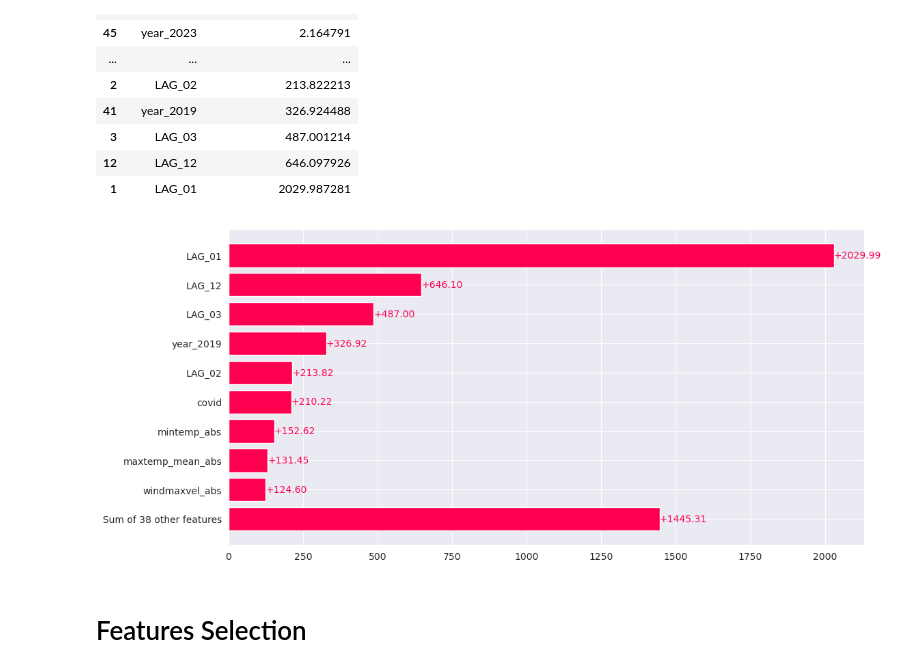
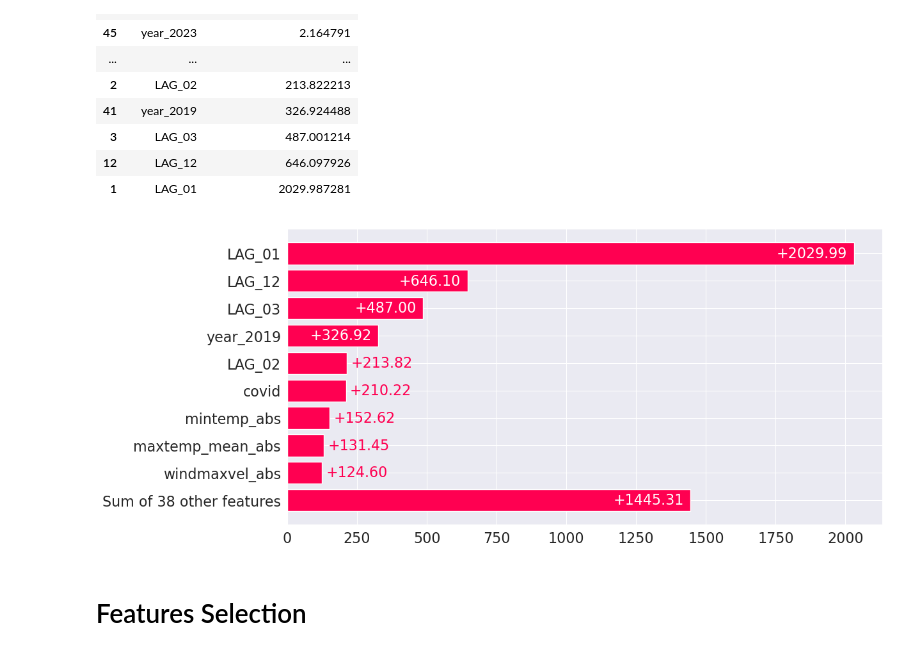
Before and after one commit to eduardoalba0/ifpr_electricity_ml, a Jupyter notebook: DataPreparation.ipynb, the cells around one changed output. Cells and saved outputs as stored; diff of their text form; code cells hidden in the pictures.

```diff
--- a/DataPreparation.ipynb
+++ b/DataPreparation.ipynb
@@ -389,17 +389,20 @@ importance
 # %%
 
 plt.figure(figsize=(12, 6))
+plt.rcParams['xtick.labelsize'] = 16
+plt.rcParams['ytick.labelsize'] = 16
+plt.rcParams.update({'font.size': 16})
 
 bars = plt.barh(bar_features, bar_importances_electr, color=colors.red_rgb)
 
 for bar, val in zip(bars, bar_importances_electr):
-    plt.text(bar.get_width() + 0.5, bar.get_y() + bar.get_height() / 2, f'+{val:.2f}',
-             va='center', ha='left', color=colors.red_rgb)
+    plt.text(bar.get_width() + 235 if val < 300 else bar.get_width() -25, bar.get_y() + bar.get_height() / 2, f'+{val:.2f}',
+             va='center', ha='right', color=colors.red_rgb if val < 300 else "white")
 
 plt.savefig("results/Importance RF XGB.png", bbox_inches='tight')
 plt.show()
 # %% [output]
-[figure, old version]
+[figure, new version]
 # %% [markdown]
 # Features Selection
 # %%
```
Also changed, not shown: parts of 1 cell of this notebook, 18 other files.
